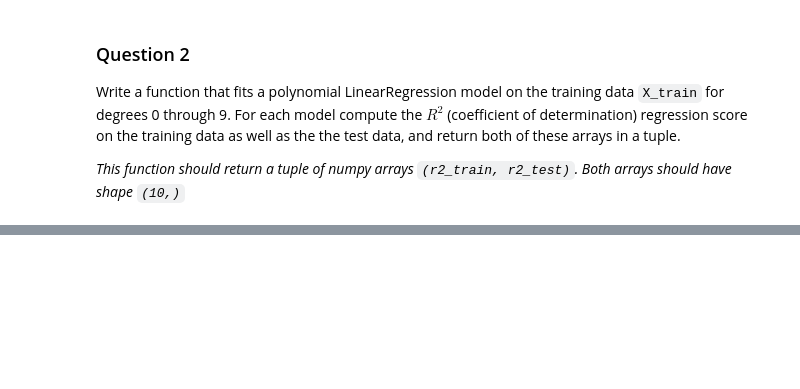
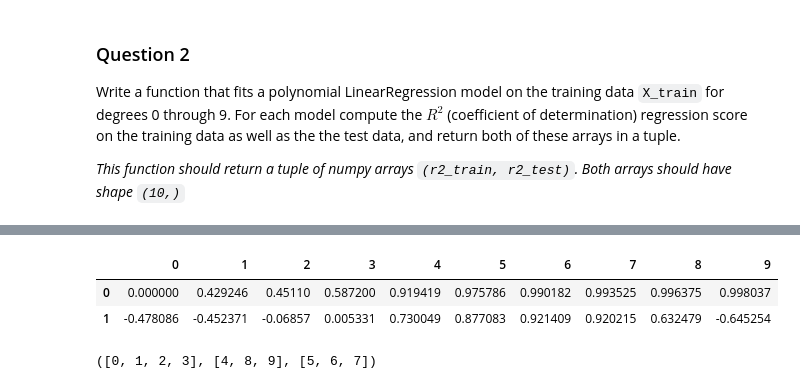
Before and after one commit to mrioshe/AppliedDataScienceWithPython, a Jupyter notebook: AppliedMachineLearninginPython/assignment2.ipynb, the cells around one changed output, grey strips where cells are left out. Drawn from its saved outputs; the diff is of its cells as text; code cells hidden in the pictures; blank space fills up the shorter version.

```diff
--- a/AppliedMachineLearninginPython/assignment2.ipynb
+++ b/AppliedMachineLearninginPython/assignment2.ipynb
@@ -87,12 +87,25 @@ plot_one(answer_one())
 Write a function that fits a polynomial LinearRegression model on the training data `X_train` for degrees 0 through 9. For each model compute the $R^2$ (coefficient of determination) regression score on the training data as well as the the test data, and return both of these arrays in a tuple.
 
 *This function should return a tuple of numpy arrays `(r2_train, r2_test)`. Both arrays should have shape `(10,)`*
-# %%
-def answer_two():
-    from sklearn.linear_model import LinearRegression
-    from sklearn.preprocessing import PolynomialFeatures
-    from sklearn.metrics import r2_score
-
-    degrees=list(np.array(10))
-    r2_train = np.array([])
-    r2_test = np.array([])
+# %%
+def answer_two():
+    import numpy as np
+    from sklearn.linear_model import LinearRegression
+    from sklearn.preprocessing import PolynomialFeatures
+    from sklearn.metrics import r2_score
+
+    r2_train = np.array([])
+    r2_test = np.array([])
+
+    for i in range(10):
+        poly=PolynomialFeatures(degree=i)
+        x_poly=poly.fit_transform(x.reshape(-1,1))
+
+        X_train2, X_test, y_train2, y_test = train_test_split(x_poly, y,random_state = 0)
+        linreg=LinearRegression().fit(X_train2,y_train2)
+        r2_train=np.append(r2_train,linreg.score(X_train2, y_train2))
+        r2_test=np.append(r2_test,linreg.score(X_test, y_test))
+
+
+
+    return (r2_train,r2_test)
@@ -98,0 +126,10 @@ def answer_two():
+# %%
+pd.DataFrame([answer_two()[0],answer_two()[1]])
+# %% [output]
+|  | 0 | 1 | 2 | 3 | 4 | 5 | 6 | 7 | 8 | 9 |
+| 0 | 0.000000 | 0.429246 | 0.45110 | 0.587200 | 0.919419 | 0.975786 | 0.990182 | 0.993525 | 0.996375 | 0.998037 |
+| 1 | -0.478086 | -0.452371 | -0.06857 | 0.005331 | 0.730049 | 0.877083 | 0.921409 | 0.920215 | 0.632479 | -0.645254 |
+# %%
+answer_three()
+# %% [output]
+([0, 1, 2, 3], [4, 8, 9], [5, 6, 7])
```
Also changed, not shown: parts of 12 cells of this notebook, 1 other file.
